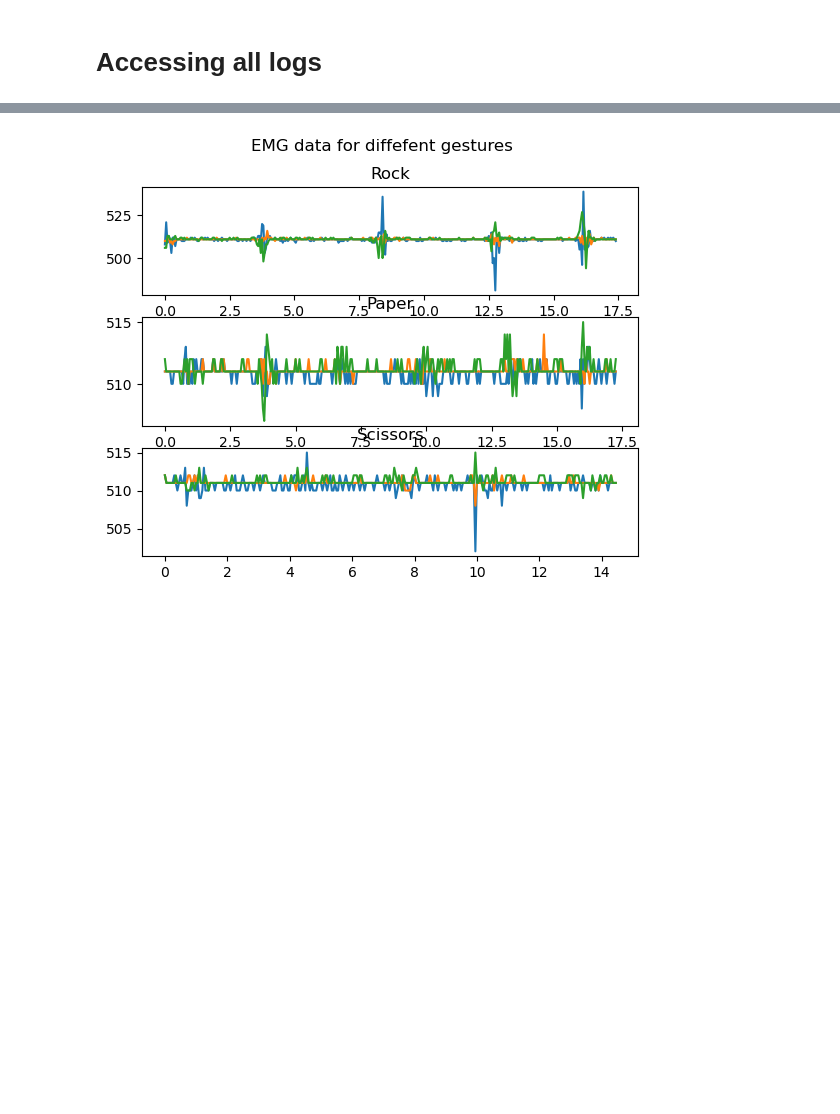
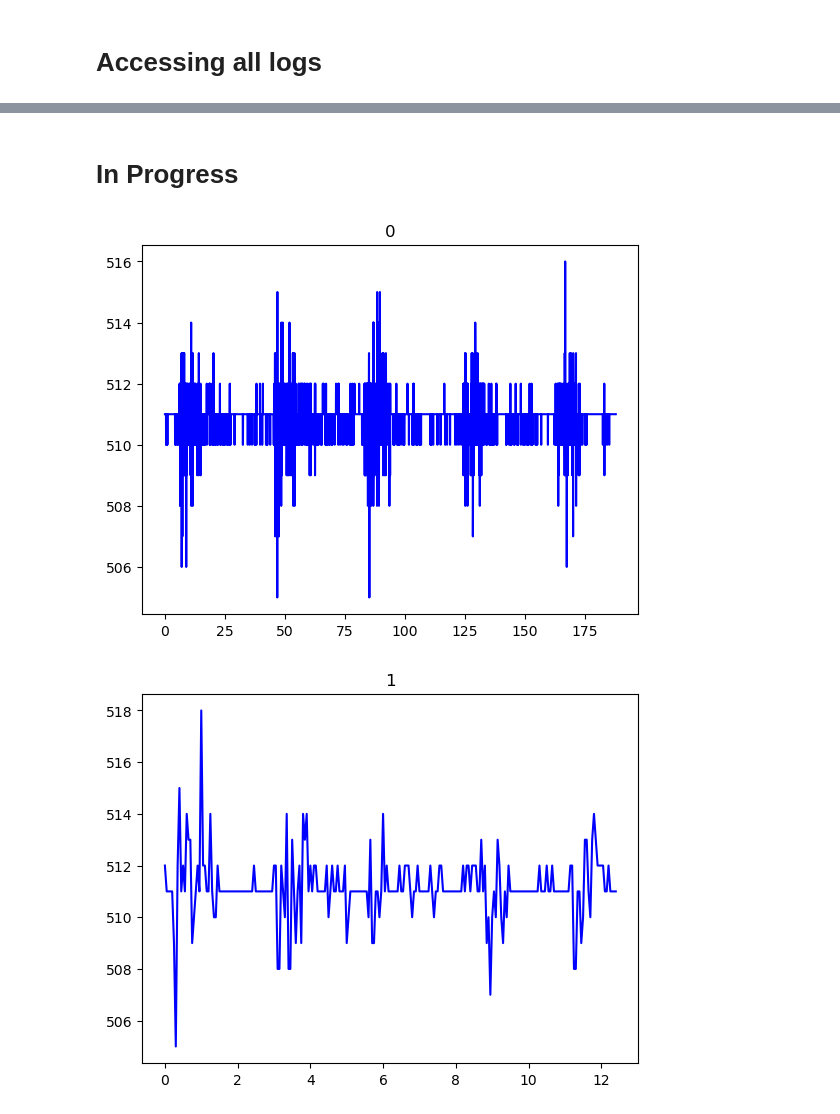
Before and after one commit to strobosco/summer_research, a Jupyter notebook: multi-arm-analysis.ipynb, the cells around one changed output, grey strips where cells are left out. Cells and saved outputs as stored; diff of their text form; code cells hidden in the pictures; blank space fills up the shorter version.

```diff
--- a/multi-arm-analysis.ipynb
+++ b/multi-arm-analysis.ipynb
@@ -45,33 +55,31 @@ print(len(time_axis))
+# %% [markdown]
+# In Progress
 # %%
-FILENAMES = ["rock.txt", "paper.txt", "scissors.txt"]
-names = {0 : "Rock", 1 : "Paper", 2 : "Scissors"}
+FILENAMES = ["scissors3.txt", "tests/scissors2.txt"]
 
 stored_logs = []
 
 for file in FILENAMES:
   with open(file, "r") as f:
     temp = f.read().splitlines()
 
   num_points = len(temp)
   data = np.zeros((3, num_points))
   for c, t in enumerate(temp):
     split = t.split(',')
     data[0][c] = split[0]
     data[1][c] = split[1]
     data[2][c] = split[2]
   stored_logs.append(data)
+
+# 50 milliseconds delay in between samples, so create time axis for plot
+
+for c, i in enumerate(stored_logs):
+  time_axis = np.array([i/1000 for i in range(0, 50 * len(i[0]), 50)])
+  # plt.plot(time_axis, i[0], color='green')
+  plt.plot(time_axis, i[1], color='blue')
+  plt.title(c)
+  plt.show()
+# %% [output]
+[figure, added]
+[figure, added]
-# %%
-# 50 milliseconds delay in between samples, so create time axis for plot
-fig, axs = plt.subplots(len(stored_logs))
-fig.suptitle('EMG data for diffefent gestures')
-
-for c, i in enumerate(stored_logs):
-  time_axis = np.array([i/1000 for i in range(0, 50 * len(i[0]), 50)])
-  axs[c].plot(time_axis, i[0])
-  axs[c].plot(time_axis, i[1])
-  axs[c].plot(time_axis, i[2])
-  axs[c].set_title(names.get(c))
-
-plt.show()
-# %% [output]
-[figure, removed]
```
Also changed, not shown: parts of 7 cells of this notebook, 4 other files.
